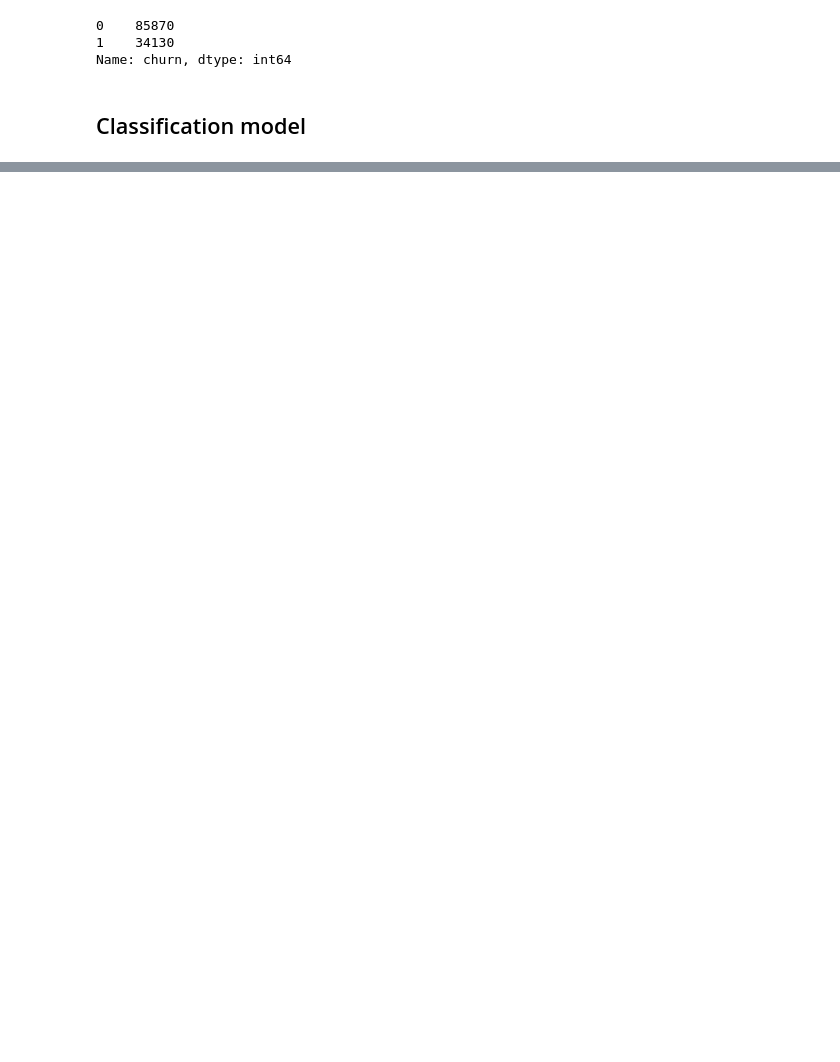
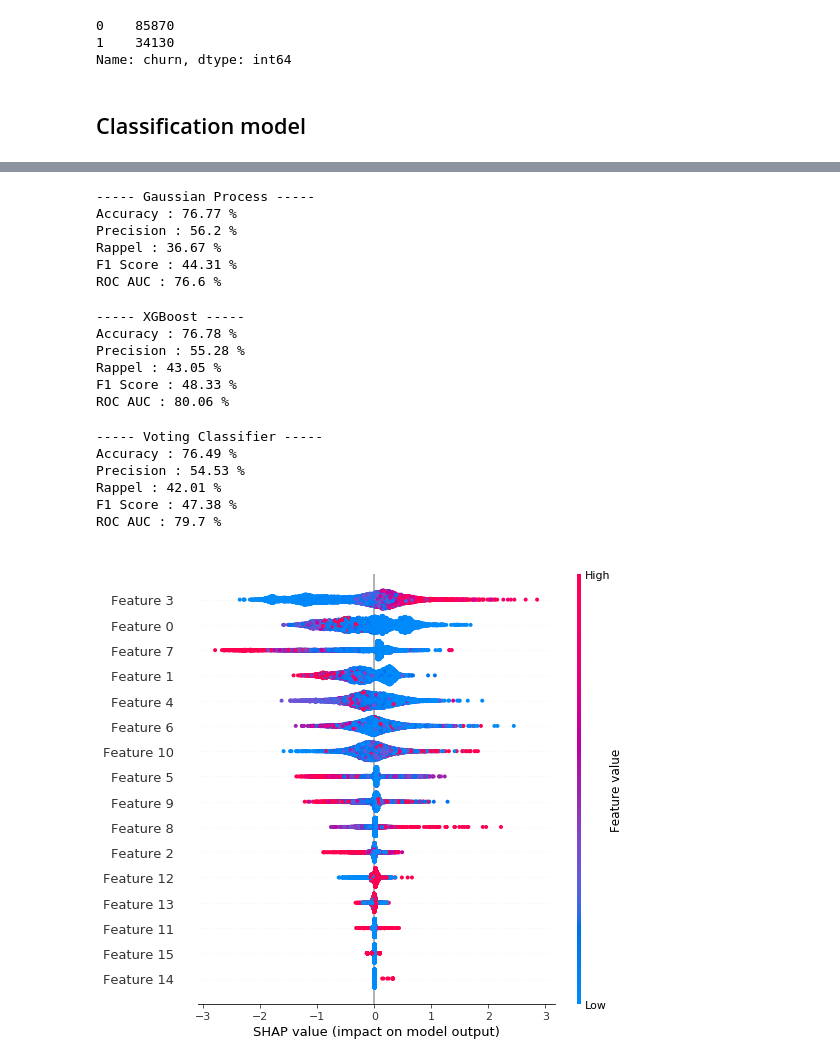
Before and after one commit to WallerandPgt/Churn_Detection, a Jupyter notebook: dev_notebook.ipynb, the cells around one changed output, grey strips where cells are left out. Cells and saved outputs as stored; diff of their text form; code cells hidden in the pictures; blank space fills up the shorter version.

```diff
--- a/dev_notebook.ipynb
+++ b/dev_notebook.ipynb
@@ -955,11 +957,11 @@ df_train.to_csv('dataset_train.csv')
 # %% [markdown]
 ## Classification model
 # %%
-df_train = pd.read_csv('dataset_train.csv')
+df_train = pd.read_csv('dataset_train.csv').drop(columns = ['Unnamed: 0'], axis = 1)
 # %%
-df_train_small = df_train.head(5000).drop_duplicates(subset = 'client_id', keep = 'last').copy()
+df_train_small = df_train.head(10000).drop_duplicates(subset = 'client_id', keep = 'last').copy()
 # %%
-X = df_train_small.drop(columns = ['churn'], axis = 1)
+X = df_train_small.drop(columns = ['churn', 'client_id'], axis = 1)
 y = df_train_small['churn']
 
 scaler = StandardScaler()
@@ -1041,0 +1044,58 @@ ROC AUC : 80.63 %
+# %%
+clf = GaussianProcessClassifier()
+
+cv_results = cross_validate(clf, X_train, y_train, cv=5, scoring=('accuracy', 'precision', 'recall', 'f1', 'roc_auc'), n_jobs = -1)
+
+print('----- Gaussian Process -----')
+print('Accuracy : {} %'.format(np.round(100*cv_results['test_accuracy'].mean(),2)))
+print('Precision : {} %'.format(np.round(100*cv_results['test_precision'].mean(),2)))
+print('Rappel : {} %'.format(np.round(100*cv_results['test_recall'].mean(),2)))
+print('F1 Score : {} %'.format(np.round(100*cv_results['test_f1'].mean(),2)))
+print('ROC AUC : {} %'.format(np.round(100*cv_results['test_roc_auc'].mean(),2)))
+# %% [output]
+----- Gaussian Process -----
+Accuracy : 76.77 %
+Precision : 56.2 %
+Rappel : 36.67 %
+F1 Score : 44.31 %
+ROC AUC : 76.6 %
+# %%
+clf = xgb.XGBClassifier(random_state = 1)
+
+cv_results = cross_validate(clf, X_train, y_train, cv=5, scoring=('accuracy', 'precision', 'recall', 'f1', 'roc_auc'), n_jobs = -1)
+
+print('----- XGBoost -----')
+print('Accuracy : {} %'.format(np.round(100*cv_results['test_accuracy'].mean(),2)))
+print('Precision : {} %'.format(np.round(100*cv_results['test_precision'].mean(),2)))
+print('Rappel : {} %'.format(np.round(100*cv_results['test_recall'].mean(),2)))
+print('F1 Score : {} %'.format(np.round(100*cv_results['test_f1'].mean(),2)))
+print('ROC AUC : {} %'.format(np.round(100*cv_results['test_roc_auc'].mean(),2)))
+# %% [output]
+----- XGBoost -----
+Accuracy : 76.78 %
+Precision : 55.28 %
+Rappel : 43.05 %
+F1 Score : 48.33 %
+ROC AUC : 80.06 %
+# %%
+clf1 = RandomForestClassifier(n_jobs = -1, random_state = 1)
+clf2 = MLPClassifier(tol = 0.0001, max_iter = 500)
+clf3 = xgb.XGBClassifier(random_state = 1)
+
+eclf = VotingClassifier(estimators= [('RF', clf1), ('MLP', clf2), ('xgb', clf3)], voting='soft')
+
+cv_results = cross_validate(clf, X_train, y_train, cv=5, scoring=('accuracy', 'precision', 'recall', 'f1', 'roc_auc'), n_jobs = -1)
+
+print('----- Voting Classifier -----')
+print('Accuracy : {} %'.format(np.round(100*cv_results['test_accuracy'].mean(),2)))
+print('Precision : {} %'.format(np.round(100*cv_results['test_precision'].mean(),2)))
+print('Rappel : {} %'.format(np.round(100*cv_results['test_recall'].mean(),2)))
+print('F1 Score : {} %'.format(np.round(100*cv_results['test_f1'].mean(),2)))
+print('ROC AUC : {} %'.format(np.round(100*cv_results['test_roc_auc'].mean(),2)))
+# %% [output]
+----- Voting Classifier -----
+Accuracy : 76.49 %
+Precision : 54.53 %
+Rappel : 42.01 %
+F1 Score : 47.38 %
+ROC AUC : 79.7 %
@@ -1041,0 +1104,9 @@ ROC AUC : 80.63 %
+# %%
+clf = xgb.XGBClassifier(use_label_encoder=False, eval_metric = 'logloss', random_state = 1)
+clf.fit(X_train, y_train)
+
+explainer = shap.TreeExplainer(clf)
+shap_values = explainer.shap_values(X_train)
+shap.summary_plot(shap_values, X_train)
+# %% [output]
+[figure, added]
```
Also changed, not shown: parts of 7 cells of this notebook.
